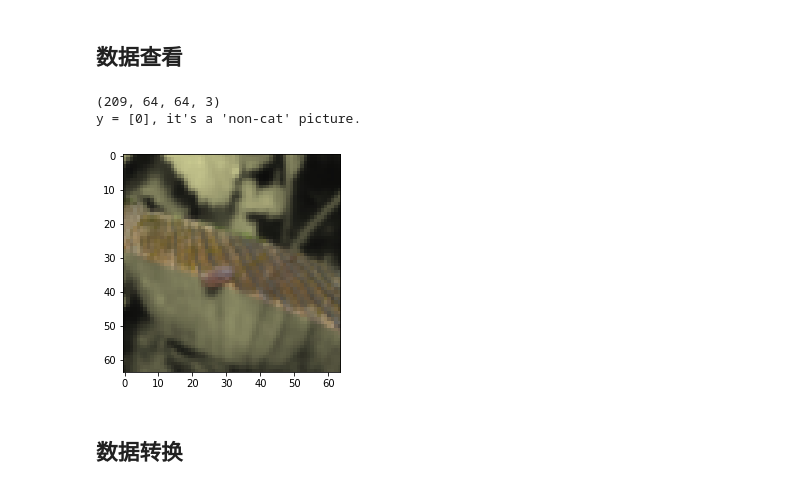
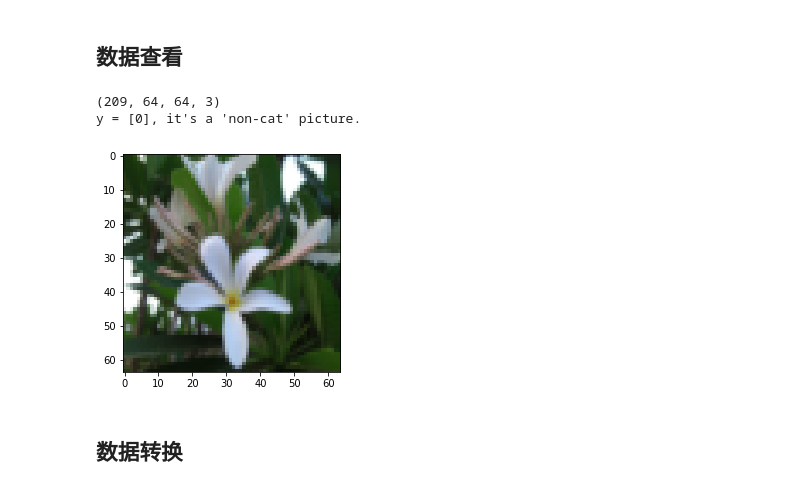
Before and after one commit to dc-zhangy/python-deep-learning, a Jupyter notebook: 1.Neural Networks and Deep Learning/1.Logistic Regression/Logistic Regression .ipynb, the cells around one changed output. Saved outputs shown, nothing was run; the diff lists cells and outputs as text; code cells hidden in the pictures.

```diff
--- a/1.Neural Networks and Deep Learning/1.Logistic Regression/Logistic Regression .ipynb
+++ b/1.Neural Networks and Deep Learning/1.Logistic Regression/Logistic Regression .ipynb
@@ -30,13 +30,13 @@ train_set_x_orig, train_set_y, test_set_x_orig, test_set_y, classes = load_datas
 # %%
 # Example of a picture
 print(train_set_x_orig.shape)
-index =12
+index =9
 plt.imshow(train_set_x_orig[index])
 print ("y = " + str(train_set_y[:, index]) + ", it's a '" + classes[np.squeeze(train_set_y[:, index])].decode("utf-8") +  "' picture.")
 # %% [output]
 (209, 64, 64, 3)
 y = [0], it's a 'non-cat' picture.
-[figure, old version]
+[figure, new version]
 # %% [markdown]
 ## 数据转换
 # %%
```
Also changed, not shown: 1 other file.
